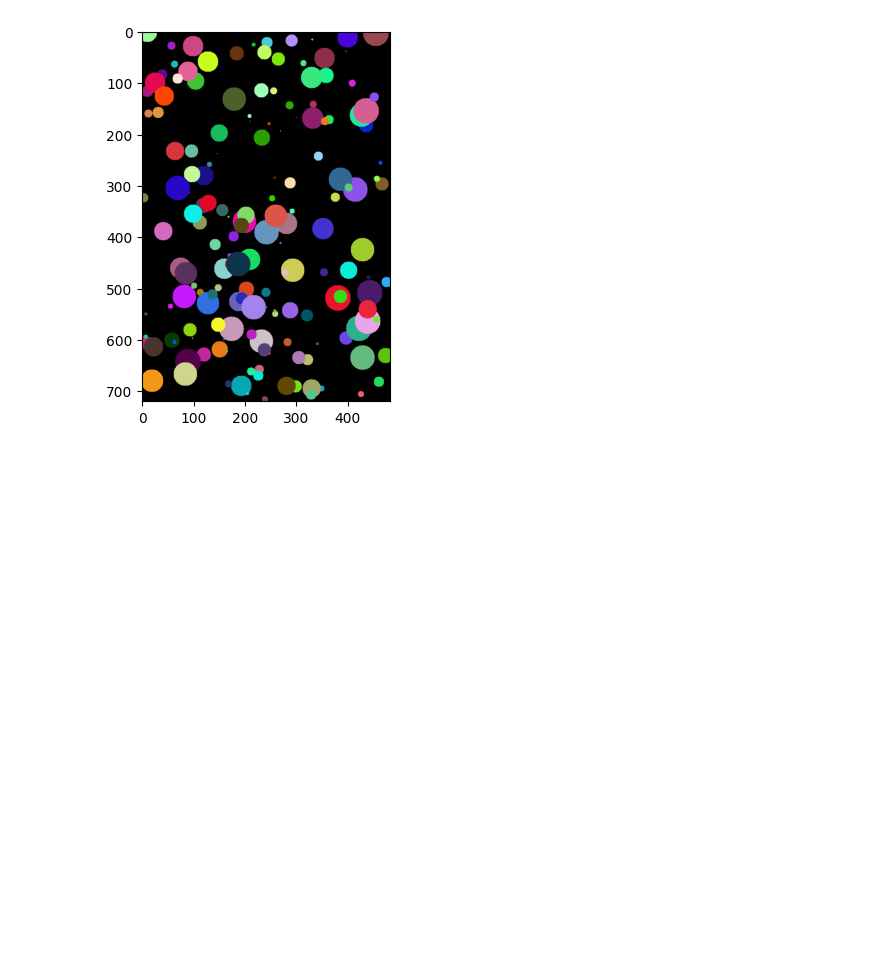
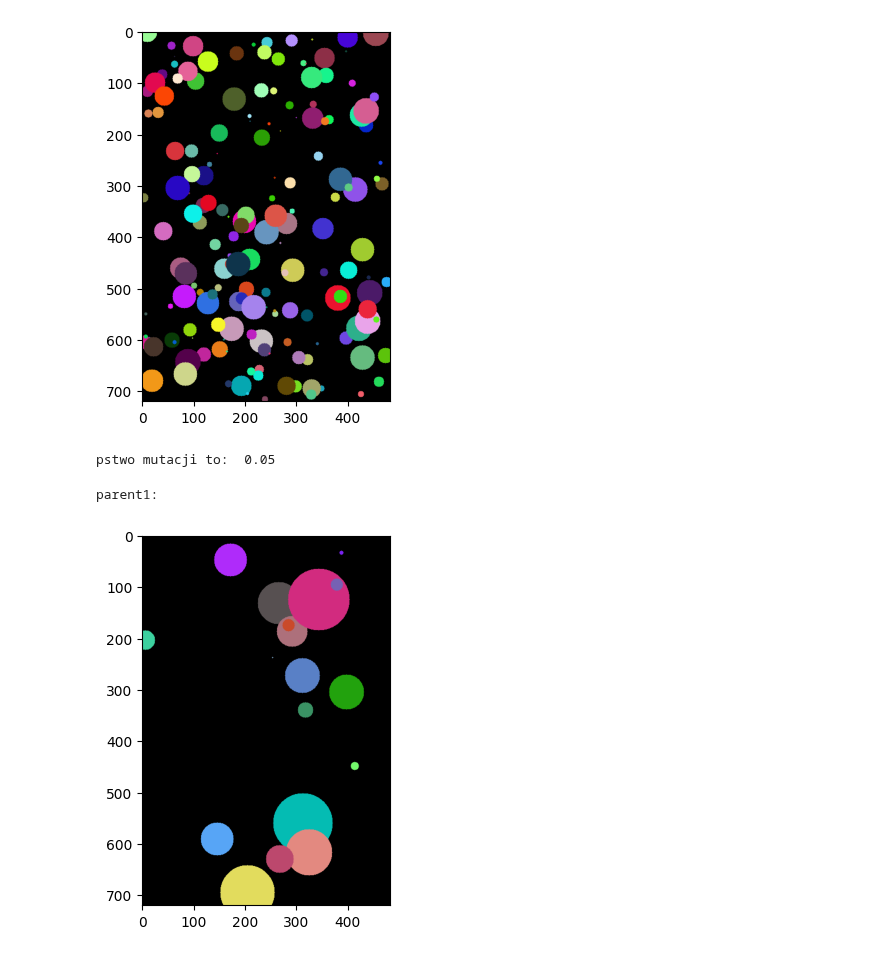
Before and after one commit to michalfica/algorytmy-ewolucyjne---projekt-, a Jupyter notebook: projekt/testing.ipynb, the cells around one changed output. Saved outputs shown, nothing was run; the diff lists cells and outputs as text; code cells hidden in the pictures; blank space fills up the shorter version.

Commit message:
create_children_population - basic crossover & basic mutation

```diff
--- a/projekt/testing.ipynb
+++ b/projekt/testing.ipynb
@@ -68,3 +66,27 @@ poczatkowa populacja sklada sie z:  10
 jego pierwszy osobnik wyglada tak:
 odleglosc do manalisy to:  76400064
 [figure]
+# %%
+reload(utils)
+from utils import Utils
+
+def test_crossover():
+    monalisa_utils = Utils('monalisa.jpg')
+    print('pstwo mutacji to: ', monalisa_utils.mutation_probability)
+
+    random_parents = monalisa_utils.create_initial_population(2)
+    children = monalisa_utils.create_children_population(random_parents, np.array([0,1]))
+
+    p1, p2 = random_parents.population[0], random_parents.population[1]
+    child1, child2 = children.population[0], children.population[1]
+    return p1, p2, child1, child2
+
+x1, x2, c1, c2 = test_crossover()
+# %% [output]
+pstwo mutacji to:  0.05
+# %%
+print('parent1: ')
+x1.show_image()
+# %% [output]
+parent1:
+[figure, added]
```
Also changed, not shown: parts of 7 cells of this notebook, 4 other files.
